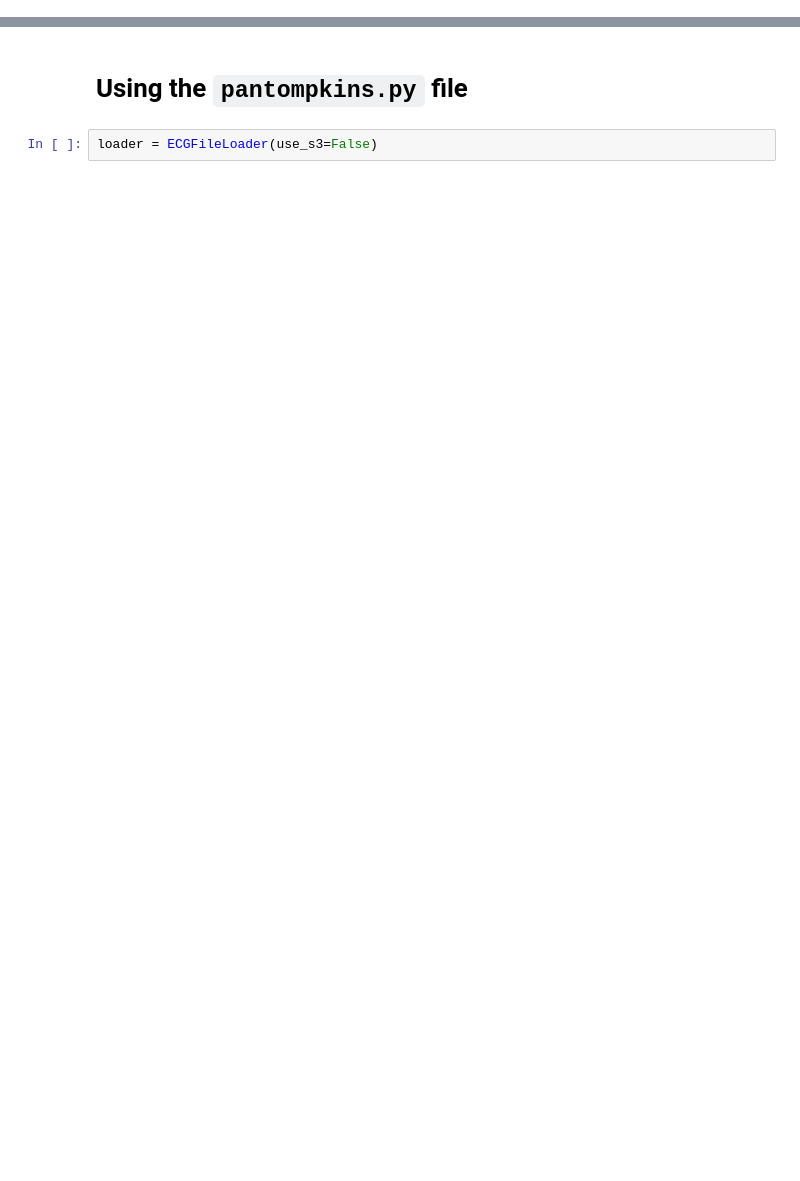
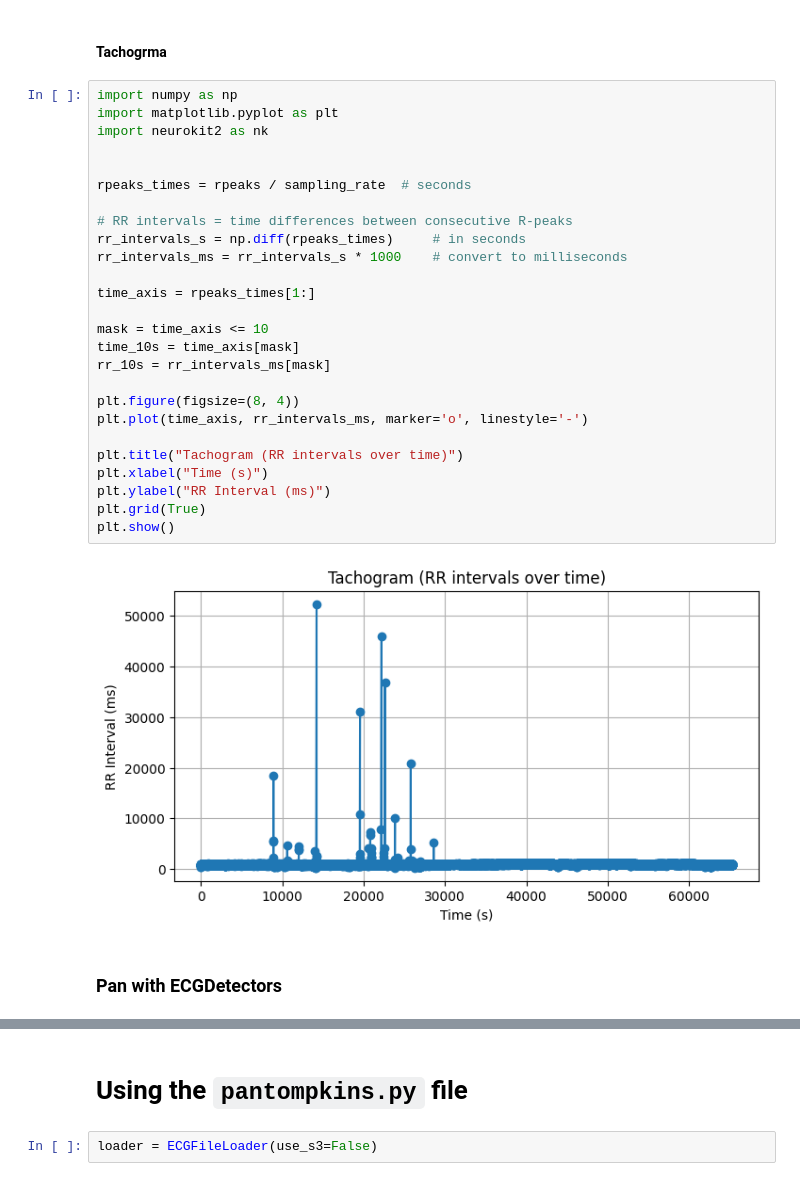
Before and after one commit to ashley-andrea/seizure-block-codes, a Jupyter notebook: check_codes/TEST-pantompkins1985.ipynb, the cells around one changed output, grey strips where cells are left out. Cells and saved outputs as stored; diff of their text form; blank space fills up the shorter version.

```diff
--- a/check_codes/TEST-pantompkins1985.ipynb
+++ b/check_codes/TEST-pantompkins1985.ipynb
@@ -51,0 +69,32 @@ Sampling rate: 256.0 Hz
+# %% [markdown]
+#### Tachogrma
+# %%
+import numpy as np
+import matplotlib.pyplot as plt
+import neurokit2 as nk
+
+
+rpeaks_times = rpeaks / sampling_rate  # seconds
+
+# RR intervals = time differences between consecutive R-peaks
+rr_intervals_s = np.diff(rpeaks_times)     # in seconds
+rr_intervals_ms = rr_intervals_s * 1000    # convert to milliseconds
+
+time_axis = rpeaks_times[1:]
+
+mask = time_axis <= 10
+time_10s = time_axis[mask]
+rr_10s = rr_intervals_ms[mask]
+
+plt.figure(figsize=(8, 4))
+plt.plot(time_axis, rr_intervals_ms, marker='o', linestyle='-')
+
+plt.title("Tachogram (RR intervals over time)")
+plt.xlabel("Time (s)")
+plt.ylabel("RR Interval (ms)")
+plt.grid(True)
+plt.show()
+# %% [output]
+[figure, added]
+# %% [markdown]
+### Pan with ECGDetectors
```
Also changed, not shown: parts of 21 cells of this notebook, 2 other files.
